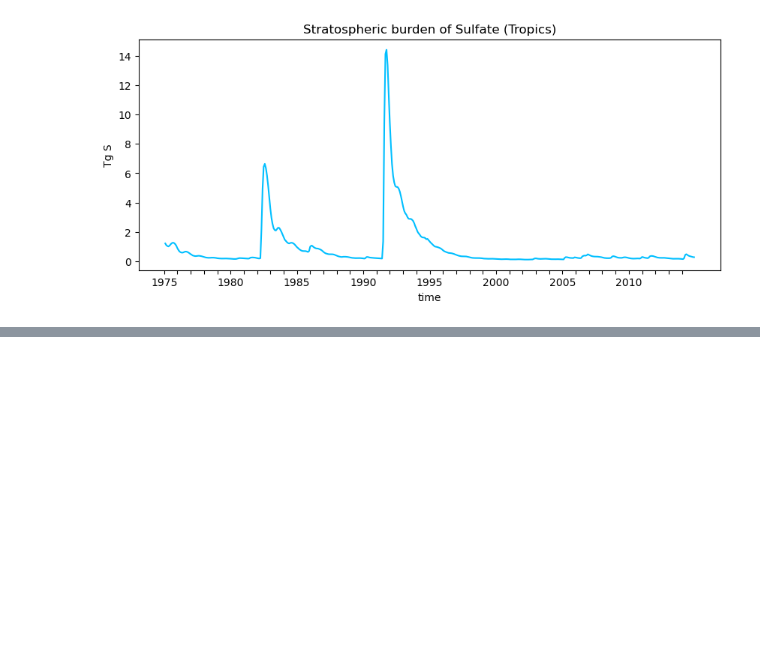
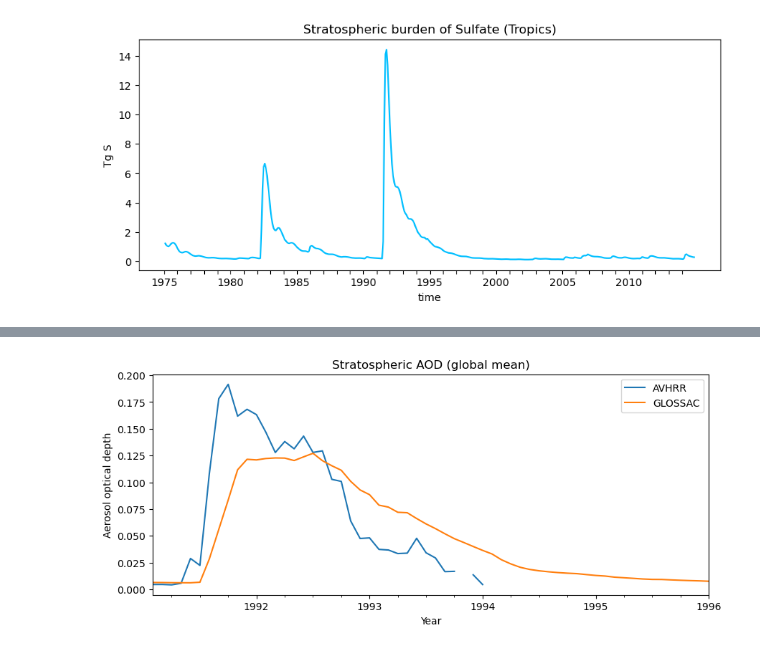
Before and after one commit to EliHHogemo/master_thesis, a Jupyter notebook: sulfur_pinatubo.ipynb, the cells around one changed output, grey strips where cells are left out. Saved outputs shown, nothing was run; the diff lists cells and outputs as text; code cells hidden in the pictures; blank space fills up the shorter version.

```diff
--- a/sulfur_pinatubo.ipynb
+++ b/sulfur_pinatubo.ipynb
@@ -240,0 +253,26 @@ plt.show()
+# %%
+glossac_saod = pd.read_csv(f"{path_obs}/glossac_saod.txt", delim_whitespace=True, header=0,  index_col=0)
+avhrr_saod = pd.read_csv(f"{path_obs}/avhrr_saod.txt", delim_whitespace=True, header=0,  index_col=0)
+# %%
+start = pd.Timestamp("1991-01-01")
+months_glossac = [int(c) for c in glossac_saod.columns]
+dates_glossac = [start + pd.DateOffset(months=m) for m in months_glossac]
+glossac_saod.columns = dates_glossac
+
+months_avhrr = [int(c) for c in avhrr_saod.columns]
+dates_avhrr = [start + pd.DateOffset(months=m) for m in months_avhrr]
+avhrr_saod.columns = dates_avhrr
+# %%
+avhrr_global = avhrr_saod.loc["Global_mean"].astype(float)
+glossac_global = glossac_saod.loc["Global_mean"].astype(float)
+# %%
+plt.figure(figsize=(10, 4))
+avhrr_global.plot(label = "AVHRR")
+glossac_global.plot(label="GLOSSAC")
+plt.xlabel("Year")
+plt.ylabel("Aerosol optical depth")
+plt.title("Stratospheric AOD (global mean)")
+plt.legend()
+plt.show()
+# %% [output]
+[figure, added]
```
Also changed, not shown: parts of 8 cells of this notebook.
